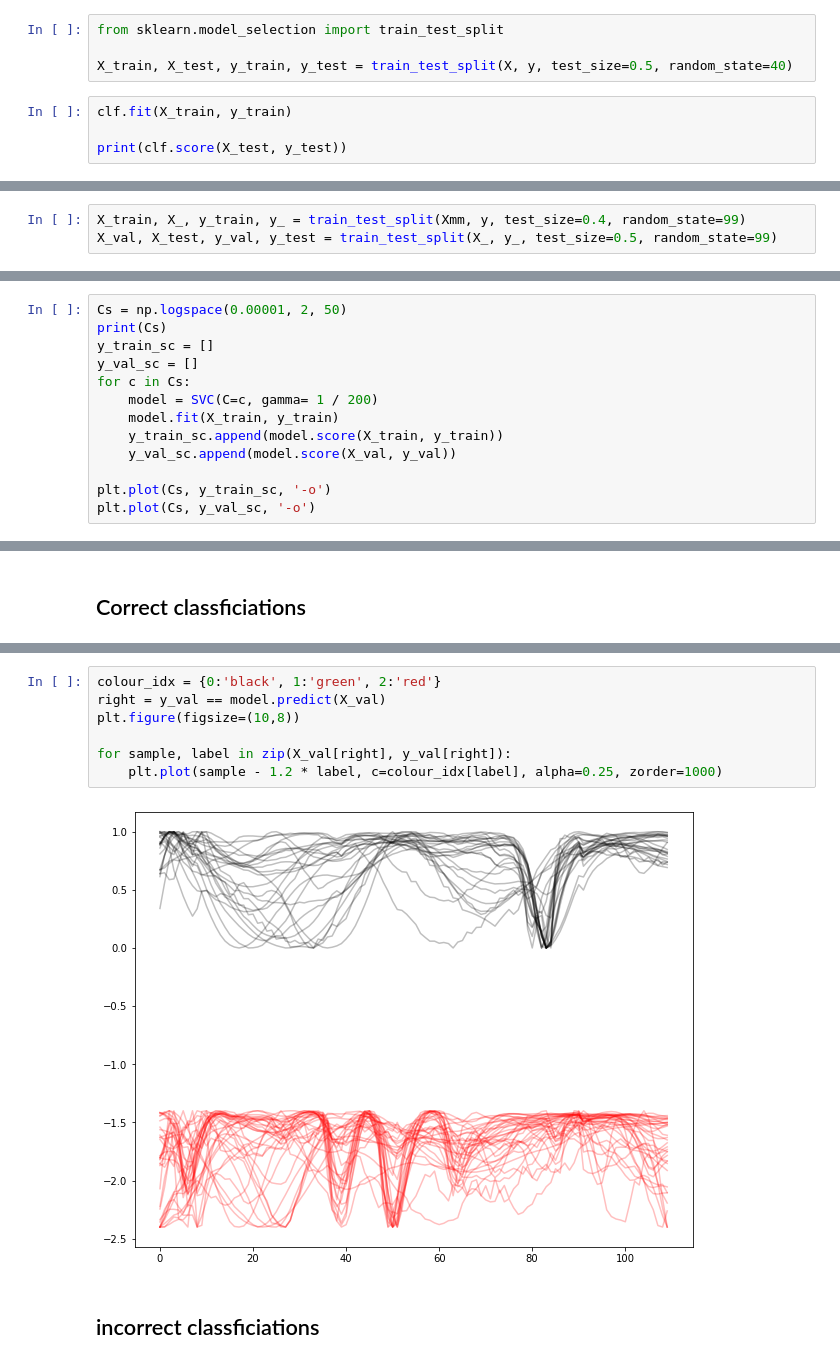
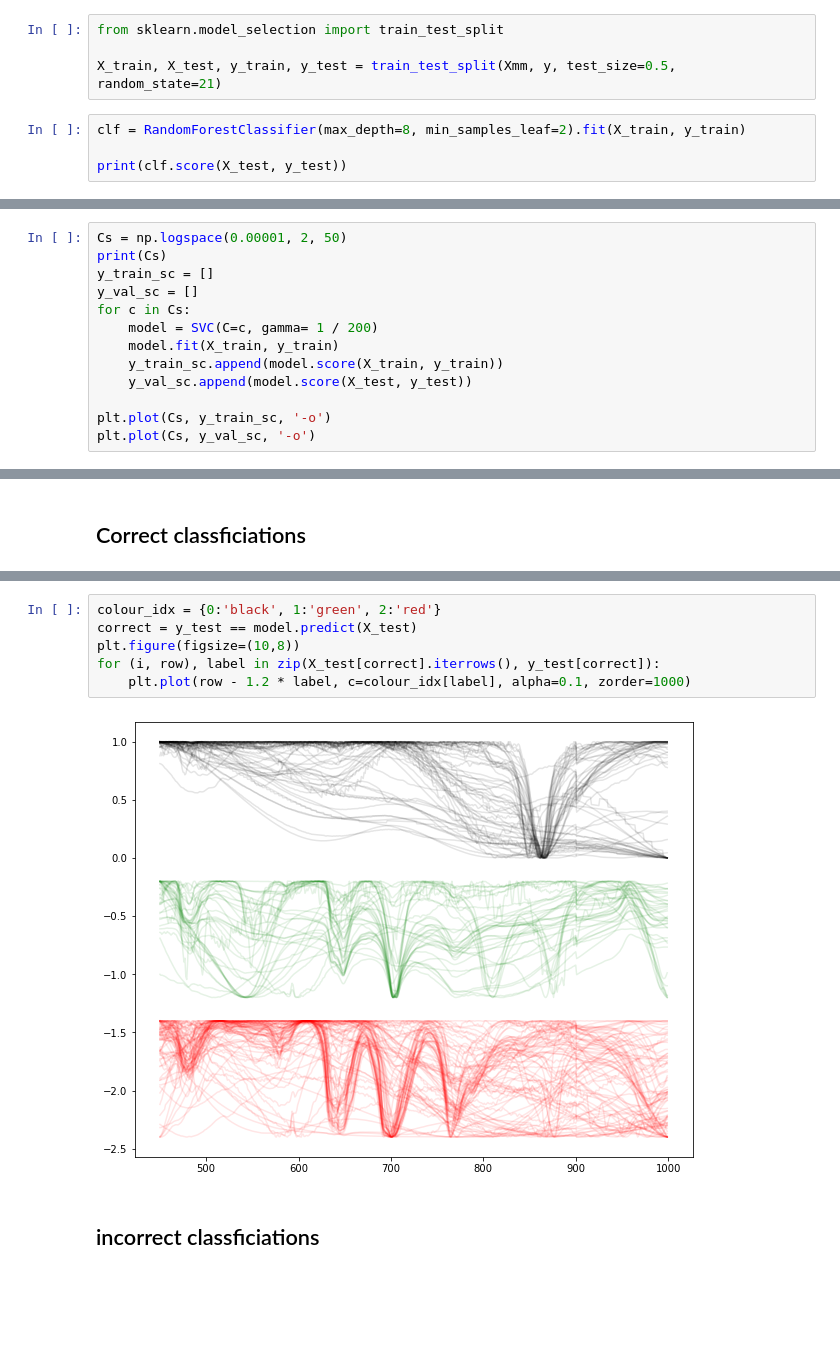
Before and after one commit to EvanBianco/reespectroPy, a Jupyter notebook: notebooks/06_Machine_learning_classification.ipynb, the cells around one changed output, grey strips where cells are left out. Saved outputs shown, nothing was run; the diff lists cells and outputs as text; blank space fills up the shorter version.

```diff
--- a/notebooks/06_Machine_learning_classification.ipynb
+++ b/notebooks/06_Machine_learning_classification.ipynb
@@ -233,9 +347,9 @@ interactive(children=(IntSlider(value=2, description='N', min=1), FloatSlider(va
 # %%
 from sklearn.model_selection import train_test_split
 
-X_train, X_test, y_train, y_test = train_test_split(X, y, test_size=0.5, random_state=40)
+X_train, X_test, y_train, y_test = train_test_split(Xmm, y, test_size=0.5, random_state=21)
 # %%
-clf.fit(X_train, y_train)
+clf = RandomForestClassifier(max_depth=8, min_samples_leaf=2).fit(X_train, y_train)
 
 print(clf.score(X_test, y_test))
 # %% [output]
@@ -252,6 +366,3 @@ Be careful; people give these different names sometimes. And people do different
 Anyway, we at least need to split the validation set into two parts: one to validate against while selecting hyperparameters (sometimes also called the dev set), and one to assess the likely real-world performance of the trained model.
 
 Note that you should only predict on the test set once, at the end of model selection and tuning.
-# %%
-X_train, X_, y_train, y_ = train_test_split(Xmm, y, test_size=0.4, random_state=99)
-X_val, X_test, y_val, y_test = train_test_split(X_, y_, test_size=0.5, random_state=99)
@@ -300,7 +416,7 @@ for c in Cs:
     model = SVC(C=c, gamma= 1 / 200)
     model.fit(X_train, y_train)
     y_train_sc.append(model.score(X_train, y_train))
-    y_val_sc.append(model.score(X_val, y_val))
+    y_val_sc.append(model.score(X_test, y_test))
 
 plt.plot(Cs, y_train_sc, '-o')
 plt.plot(Cs, y_val_sc, '-o')
@@ -391,11 +542,10 @@ plot_confusion_matrix(y_val, model.predict(X_val))
 # %%
 colour_idx = {0:'black', 1:'green', 2:'red'}
-right = y_val == model.predict(X_val)
+correct = y_test == model.predict(X_test)
 plt.figure(figsize=(10,8))
-
-for sample, label in zip(X_val[right], y_val[right]):
-    plt.plot(sample - 1.2 * label, c=colour_idx[label], alpha=0.25, zorder=1000)
+for (i, row), label in zip(X_test[correct].iterrows(), y_test[correct]):
+    plt.plot(row - 1.2 * label, c=colour_idx[label], alpha=0.1, zorder=1000)
 # %% [output]
-[figure, old version]
+[figure, new version]
 # %% [markdown]
 ## incorrect classficiations
```
Also changed, not shown: parts of 37 cells of this notebook, 2 other files.
